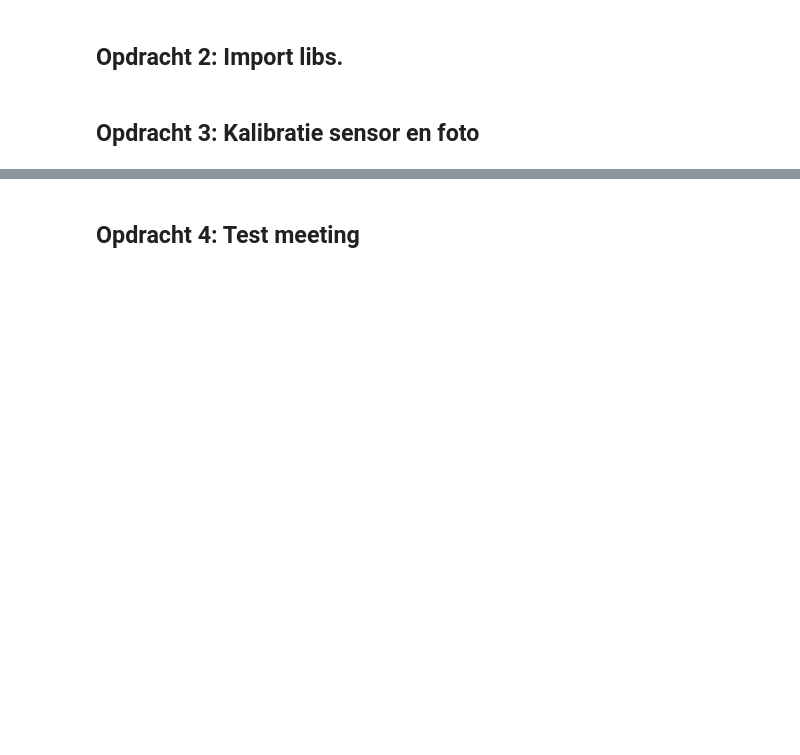
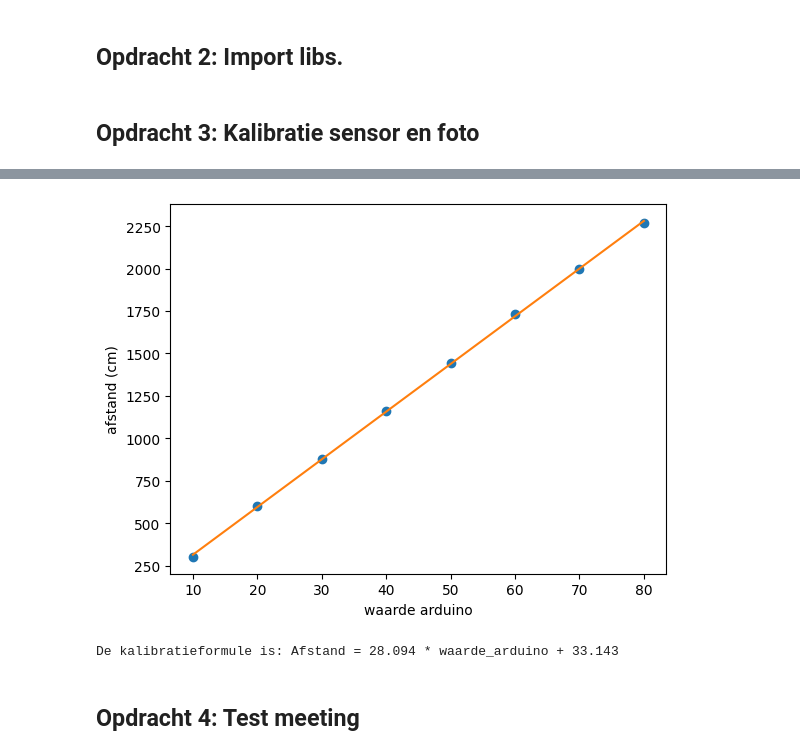
Before and after one commit to BobVill/opdrachten-DEF-D, a Jupyter notebook: FysiekeOntwerpopdrachten/4OntwerpEenAlgoritmeEchoAkoestisch/DEFOntwerpopdracht4AlgoritmeInvulTemplate.ipynb, the cells around one changed output, grey strips where cells are left out. Cells and saved outputs as stored; diff of their text form; code cells hidden in the pictures; blank space fills up the shorter version.

```diff
--- a/FysiekeOntwerpopdrachten/4OntwerpEenAlgoritmeEchoAkoestisch/DEFOntwerpopdracht4AlgoritmeInvulTemplate.ipynb
+++ b/FysiekeOntwerpopdrachten/4OntwerpEenAlgoritmeEchoAkoestisch/DEFOntwerpopdracht4AlgoritmeInvulTemplate.ipynb
@@ -43,5 +44,26 @@ kalibratie-opstelling groep [nummer]
 # %%
 # verwerk hier jullie kalibratiemetingen
+from scipy.optimize import curve_fit
+
+waarde_arduino_kalibratie=np.array([10,20, 30, 40, 50, 60, 70, 80]) #cm
+afstand_kalibratie=np.array([301, 600, 880, 1160, 1441, 1730, 1997, 2270])
+# Lineair verband
+
+def kalibratie(x, a, b):
+    return a*x + b
+
+val, cov=curve_fit(kalibratie, waarde_arduino_kalibratie, afstand_kalibratie)
+
+plt.figure()
+plt.plot(waarde_arduino_kalibratie, afstand_kalibratie, 'o')
+plt.plot(waarde_arduino_kalibratie, kalibratie(waarde_arduino_kalibratie, *val), label='fit: a=%5.3f, b=%5.3f' % tuple(val))
+plt.xlabel('waarde arduino')
+plt.ylabel('afstand (cm)')
+plt.show()
+print(f"De kalibratieformule is: Afstand = {val[0]:.3f} * waarde_arduino + {val[1]:.3f}")
+# %% [output]
+[figure, added]
+De kalibratieformule is: Afstand = 28.094 * waarde_arduino + 33.143
 # %% [markdown]
 ## Opdracht 4: Test meeting
 # %%
```
Also changed, not shown: parts of 5 cells of this notebook, 1 other file.
